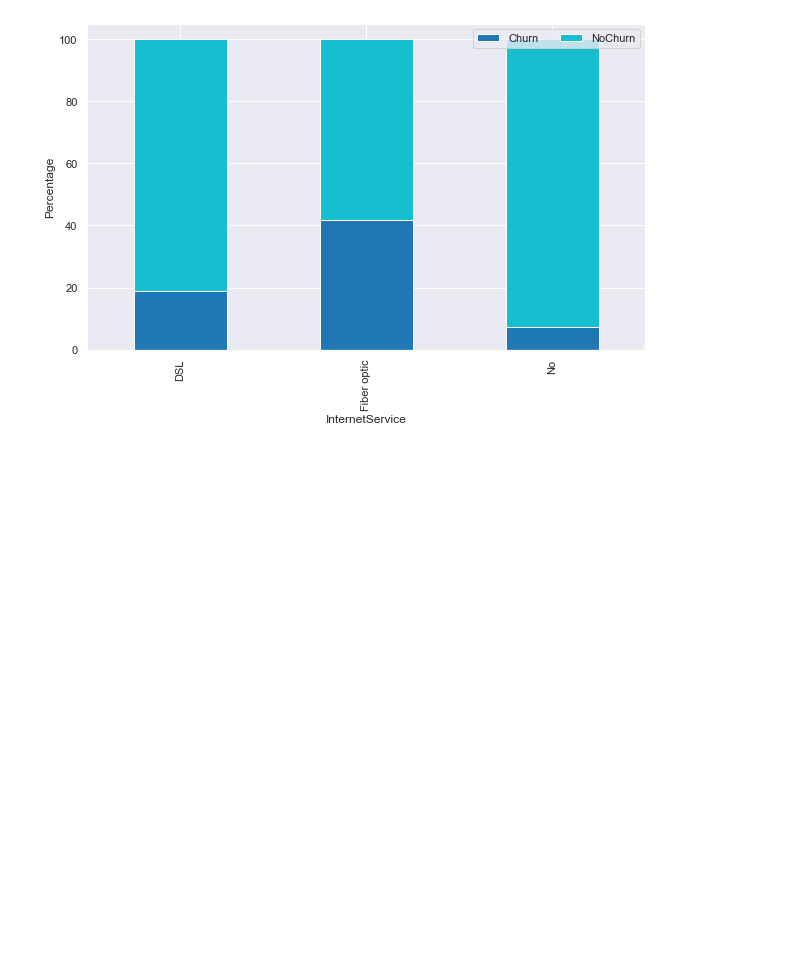
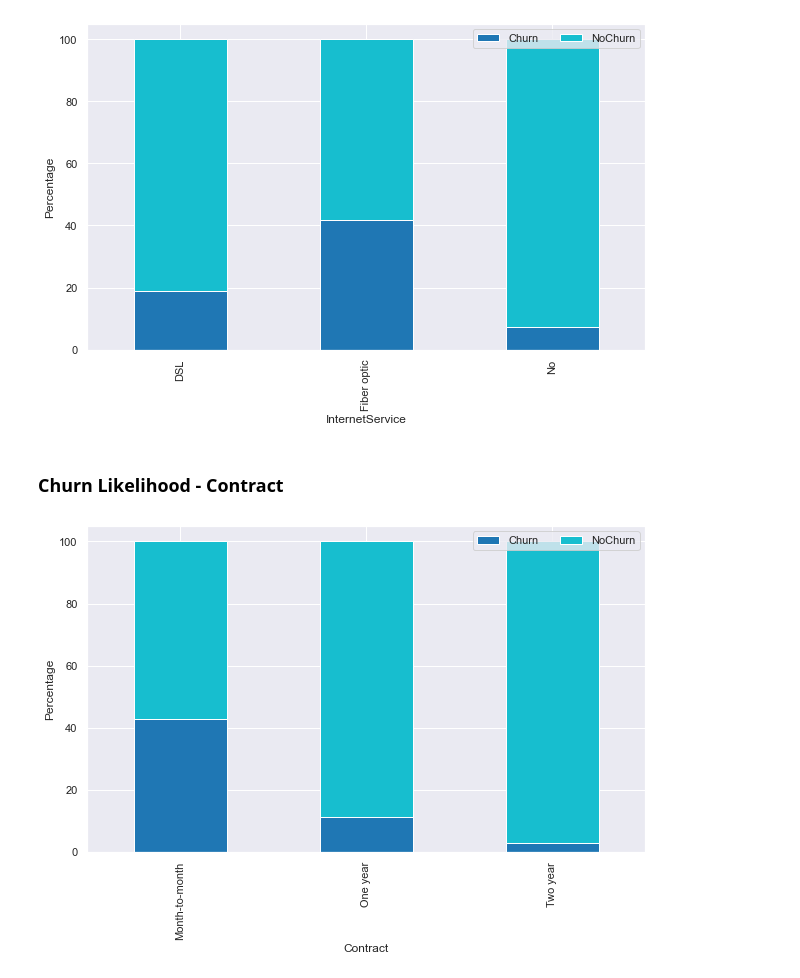
Before and after one commit to mhilmiasyrofi/CustomerChurnAnalytics, a Jupyter notebook: Analytics.ipynb, the cells around one changed output. Cells and saved outputs as stored; diff of their text form; code cells hidden in the pictures; blank space fills up the shorter version.

Commit message:
feat(analyze): churn likelihood - contract

```diff
--- a/Analytics.ipynb
+++ b/Analytics.ipynb
@@ -160,3 +160,23 @@ plt.ylabel("Percentage")
 plt.show()
 # %% [output]
 [figure]
+# %% [markdown]
+### Churn Likelihood - Contract
+# %%
+cross_tab_prop = pd.crosstab(index=df['Contract'],
+                             columns=df['churn'],
+                             normalize="index")
+
+cross_tab_prop *= 100
+
+
+cross_tab_prop.plot(kind='bar',
+                    stacked=True,
+                    colormap='tab10',
+                    figsize=(10, 6))
+
+plt.legend(loc="upper right", ncol=2)
+plt.ylabel("Percentage")
+plt.show()
+# %% [output]
+[figure, added]
```
